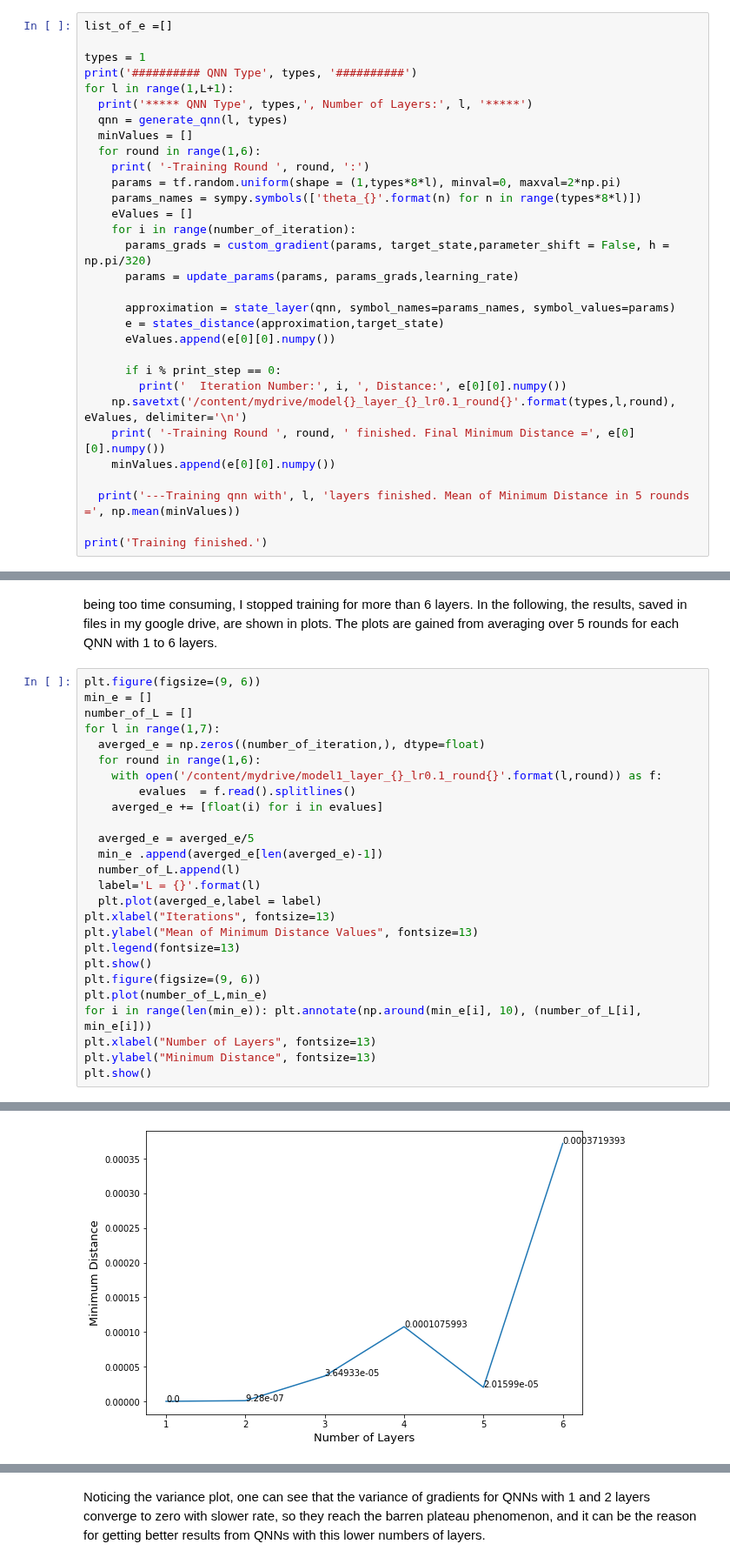
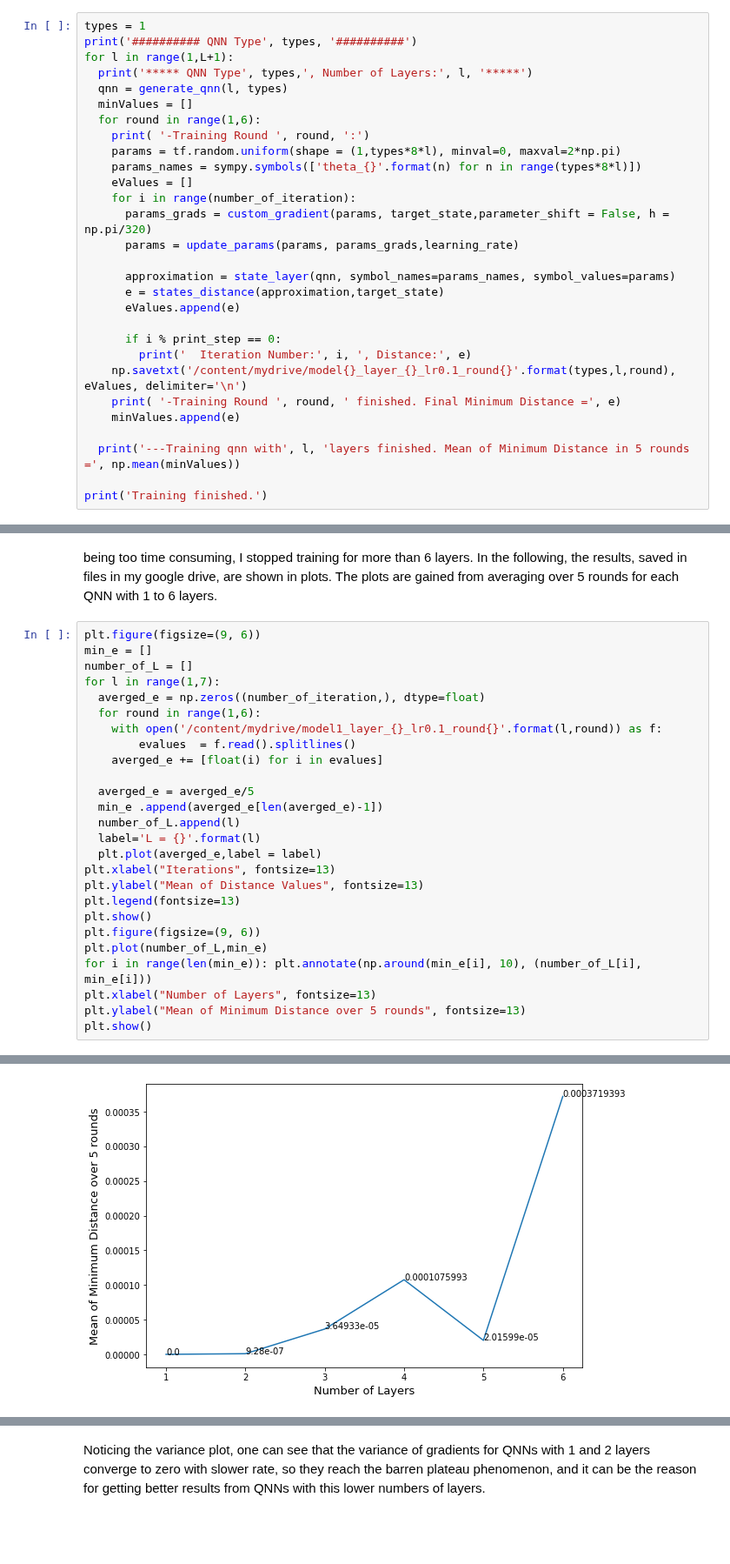
Before and after one commit to nargesalavi/Quantum-Open-Source-Foundation-Mentorship, a Jupyter notebook: QNN_Optimization.ipynb, the cells around one changed output, grey strips where cells are left out. Shown at 87% size. Saved outputs shown, nothing was run; the diff lists cells and outputs as text; blank space fills up the shorter version.

```diff
--- a/QNN_Optimization.ipynb
+++ b/QNN_Optimization.ipynb
@@ -644,8 +459,6 @@ learning_rate = 0.1
 number_of_iteration = 800
 print_step = 100
 # %%
-list_of_e =[]
-
 types = 1
 print('########## QNN Type', types, '##########')
 for l in range(1,L+1):
@@ -663,13 +476,13 @@ for l in range(1,L+1):
 
       approximation = state_layer(qnn, symbol_names=params_names, symbol_values=params)
       e = states_distance(approximation,target_state)
-      eValues.append(e[0][0].numpy())
+      eValues.append(e)
 
       if i % print_step == 0:
-        print('  Iteration Number:', i, ', Distance:', e[0][0].numpy())
+        print('  Iteration Number:', i, ', Distance:', e)
     np.savetxt('/content/mydrive/model{}_layer_{}_lr0.1_round{}'.format(types,l,round), eValues, delimiter='\n')
-    print( '-Training Round ', round, ' finished. Final Minimum Distance =', e[0][0].numpy())
-    minValues.append(e[0][0].numpy())
+    print( '-Training Round ', round, ' finished. Final Minimum Distance =', e)
+    minValues.append(e)
 
   print('---Training qnn with', l, 'layers finished. Mean of Minimum Distance in 5 rounds =', np.mean(minValues))
 
@@ -712,13 +525,13 @@ for l in range(1,7):
   label='L = {}'.format(l)
   plt.plot(averged_e,label = label)
 plt.xlabel("Iterations", fontsize=13)
-plt.ylabel("Mean of Minimum Distance Values", fontsize=13)
+plt.ylabel("Mean of Distance Values", fontsize=13)
 plt.legend(fontsize=13)
 plt.show()
 plt.figure(figsize=(9, 6))
 plt.plot(number_of_L,min_e)
 for i in range(len(min_e)): plt.annotate(np.around(min_e[i], 10), (number_of_L[i], min_e[i]))
 plt.xlabel("Number of Layers", fontsize=13)
-plt.ylabel("Minimum Distance", fontsize=13)
+plt.ylabel("Mean of Minimum Distance over 5 rounds", fontsize=13)
 plt.show()
 # %% [output]
@@ -726 +539 @@ plt.show()
-[figure, old version]
+[figure, new version]
```
Also changed, not shown: parts of 54 cells of this notebook.
